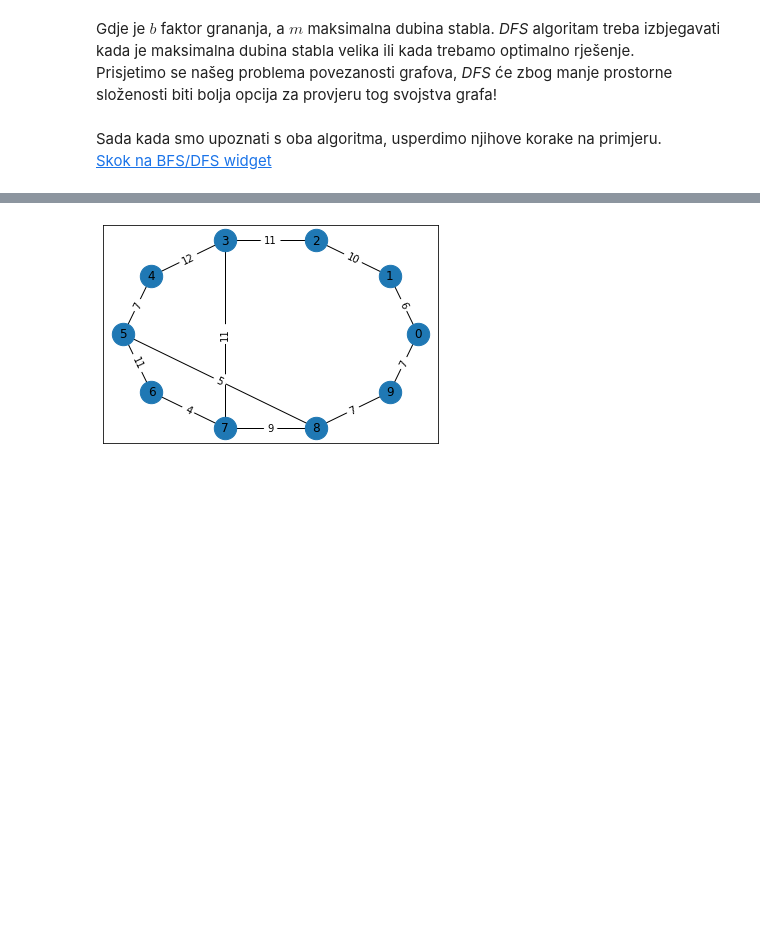
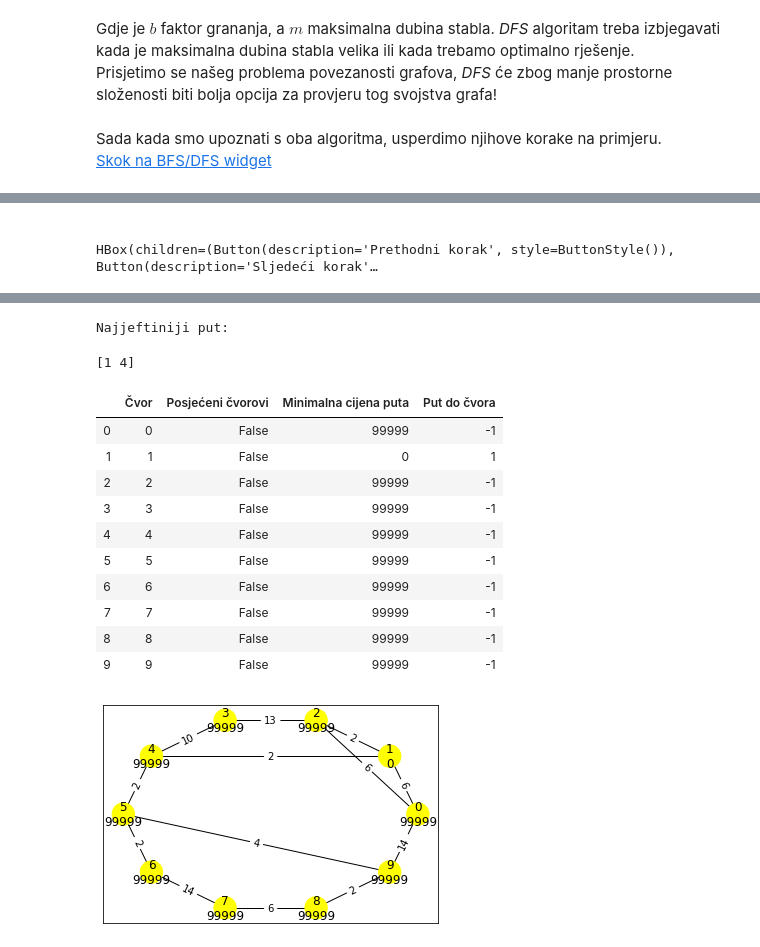
Before and after one commit to nivuckovic/matematicki-softver-esej1, a Jupyter notebook: BFS.ipynb, the cells around one changed output, grey strips where cells are left out. Saved outputs shown, nothing was run; the diff lists cells and outputs as text; code cells hidden in the pictures; blank space fills up the shorter version.

Commit message:
Dodati još Dijkstra svojstva u tablicu i završiti heuristička pretraživanja

```diff
--- a/BFS.ipynb
+++ b/BFS.ipynb
@@ -240,6 +240,8 @@ def obrni_put(roditelj_cvora, pocetni_cvor, ciljni_cvor):
 
     while trenutni_cvor != pocetni_cvor:
         s.push(trenutni_cvor)
+        if trenutni_cvor == -1:
+            return
         trenutni_cvor = roditelj_cvora[trenutni_cvor]
 
     s.push(trenutni_cvor)
@@ -877,13 +997,22 @@ def Dijkstra(graph, pocetni_cvor, brojac=99999):
+# %% [markdown]
+<a name="Dijkstra_algoritam"></a>
 # %%
 # generiram random povezan graf
-graph_Dijkstra = nx.generators.random_graphs.newman_watts_strogatz_graph(broj_cvorova, 2, 0.4, np.random.randint(10000))
+graph_Dijkstra = nx.generators.random_graphs.newman_watts_strogatz_graph(broj_cvorova, 3, 0.4, np.random.randint(10000))
 
+# odredim težine
 for (u, v, w) in graph_Dijkstra.edges(data=True):
     w['weight'] = np.random.randint(1, 15)
 
+# podaci za graf
 pos_graph_Dijkstra = nx.shell_layout(graph_Dijkstra)
-nx.draw_networkx(graph_Dijkstra, pos_graph_Dijkstra, node_size=500, with_labels=True)
+weights_Dijkstra = nx.get_edge_attributes(graph_Dijkstra,'weight')
 
-weights = nx.get_edge_attributes(graph_Dijkstra,'weight')
-nx.draw_networkx_edge_labels(graph_Dijkstra, pos_graph_Dijkstra, edge_labels=weights);
+# brojac za algoritam
+brojac_Dijkstra = 0;
+najkraci_put_Dijkstra = Dijkstra(graph_Dijkstra, pocetni_cvor, ciljni_cvor)['put']
+
+#ispis koraka
+ispisi_output_Dijkstra()
 # %% [output]
+HBox(children=(Button(description='Prethodni korak', style=ButtonStyle()), Button(description='Sljedeći korak'…
@@ -890 +1020,14 @@ nx.draw_networkx_edge_labels(graph_Dijkstra, pos_graph_Dijkstra, edge_labels=wei
+Najjeftiniji put:
+[1 4]
+|  | Čvor | Posjećeni čvorovi | Minimalna cijena puta | Put do čvora |
+| 0 | 0 | False | 99999 | -1 |
+| 1 | 1 | False | 0 | 1 |
+| 2 | 2 | False | 99999 | -1 |
+| 3 | 3 | False | 99999 | -1 |
+| 4 | 4 | False | 99999 | -1 |
+| 5 | 5 | False | 99999 | -1 |
+| 6 | 6 | False | 99999 | -1 |
+| 7 | 7 | False | 99999 | -1 |
+| 8 | 8 | False | 99999 | -1 |
+| 9 | 9 | False | 99999 | -1 |
-[figure, old version]
+[figure, new version]
```
Also changed, not shown: parts of 19 cells of this notebook.
